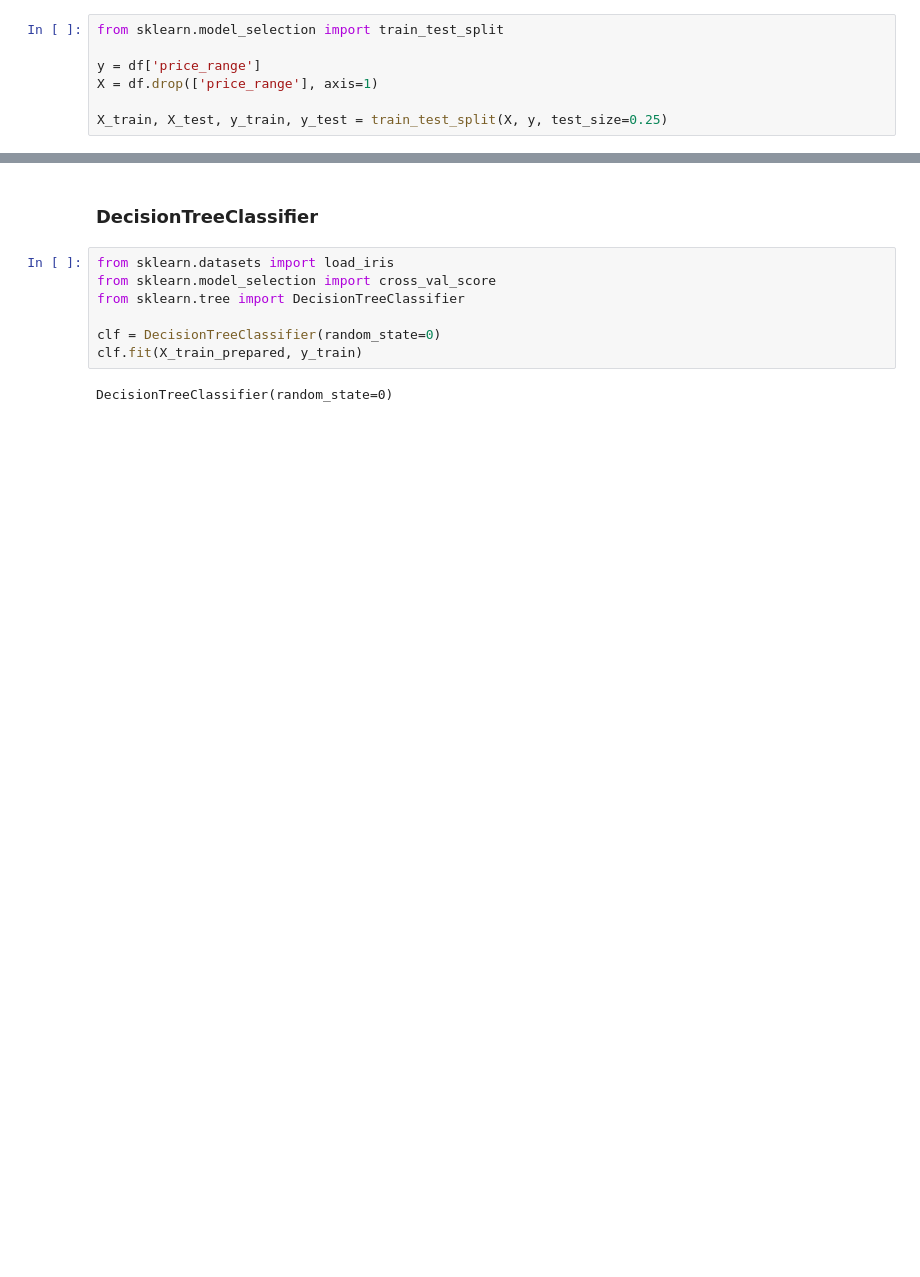
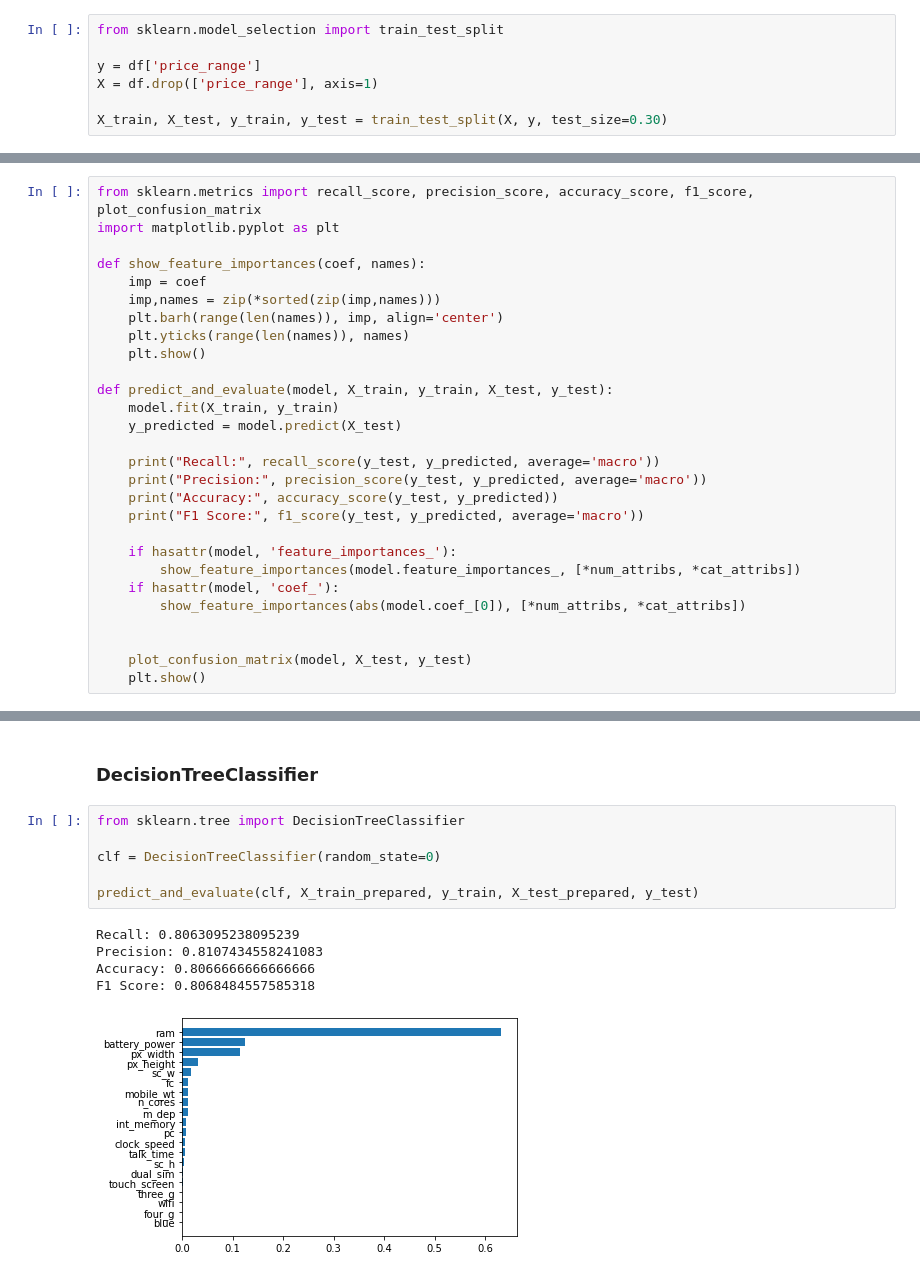
Before and after one commit to ikeinyyo/SSLTelecom, a Jupyter notebook: src/notebooks/02_Preprocessing.ipynb, the cells around one changed output, grey strips where cells are left out. Saved outputs shown, nothing was run; the diff lists cells and outputs as text; blank space fills up the shorter version.

Commit message:
Add Train and evaluation

```diff
--- a/src/notebooks/02_Preprocessing.ipynb
+++ b/src/notebooks/02_Preprocessing.ipynb
@@ -148,7 +148,7 @@ from sklearn.model_selection import train_test_split
 y = df['price_range']
 X = df.drop(['price_range'], axis=1)
 
-X_train, X_test, y_train, y_test = train_test_split(X, y, test_size=0.25)
+X_train, X_test, y_train, y_test = train_test_split(X, y, test_size=0.30)
 # %% [markdown]
 Vamos a preparar nuestros datos de entrenamiento y test con el Pipeline que hemos creado anteriormente.
 # %%
@@ -156,0 +173,28 @@ X_test_prepared = full_pipeline.fit_transform(X_test)
+# %%
+from sklearn.metrics import recall_score, precision_score, accuracy_score, f1_score, plot_confusion_matrix
+import matplotlib.pyplot as plt
+
+def show_feature_importances(coef, names):
+    imp = coef
+    imp,names = zip(*sorted(zip(imp,names)))
+    plt.barh(range(len(names)), imp, align='center')
+    plt.yticks(range(len(names)), names)
+    plt.show()
+
+def predict_and_evaluate(model, X_train, y_train, X_test, y_test):
+    model.fit(X_train, y_train)
+    y_predicted = model.predict(X_test)
+
+    print("Recall:", recall_score(y_test, y_predicted, average='macro'))
+    print("Precision:", precision_score(y_test, y_predicted, average='macro'))
+    print("Accuracy:", accuracy_score(y_test, y_predicted))
+    print("F1 Score:", f1_score(y_test, y_predicted, average='macro'))
+
+    if hasattr(model, 'feature_importances_'):
+        show_feature_importances(model.feature_importances_, [*num_attribs, *cat_attribs])
+    if hasattr(model, 'coef_'):
+        show_feature_importances(abs(model.coef_[0]), [*num_attribs, *cat_attribs])
+
+
+    plot_confusion_matrix(model, X_test, y_test)
+    plt.show()
@@ -157,11 +205,14 @@ X_test_prepared = full_pipeline.fit_transform(X_test)
 # %% [markdown]
 ### DecisionTreeClassifier
 # %%
-from sklearn.datasets import load_iris
-from sklearn.model_selection import cross_val_score
 from sklearn.tree import DecisionTreeClassifier
 
 clf = DecisionTreeClassifier(random_state=0)
-clf.fit(X_train_prepared, y_train)
+
+predict_and_evaluate(clf, X_train_prepared, y_train, X_test_prepared, y_test)
 # %% [output]
-DecisionTreeClassifier(random_state=0)
+Recall: 0.8063095238095239
+Precision: 0.8107434558241083
+Accuracy: 0.8066666666666666
+F1 Score: 0.8068484557585318
+[figure, added]
```
Also changed, not shown: parts of 14 cells of this notebook.
